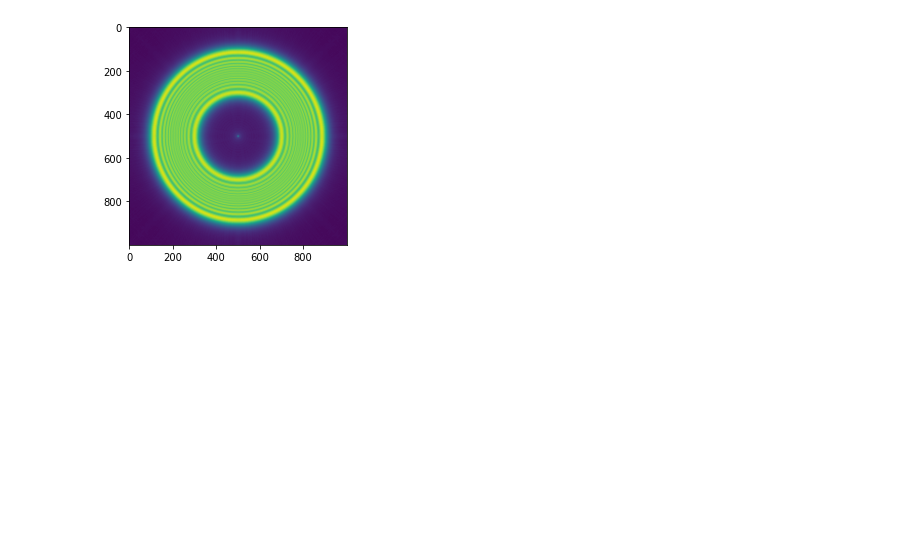
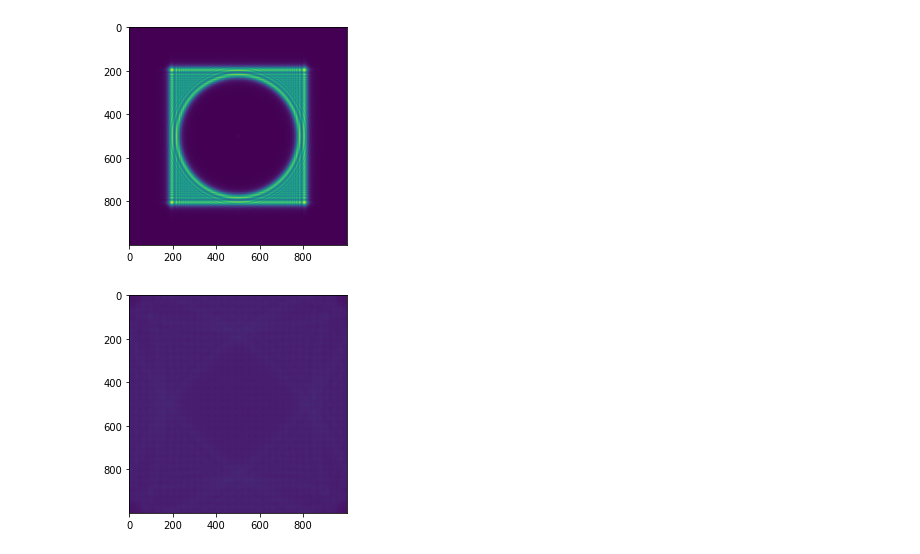
Before and after one commit to JuanDaAC/OpticalInstruments, a Jupyter notebook: Entrega 2/Pruebas/Arago.ipynb, the cells around one changed output. Drawn from its saved outputs; the diff is of its cells as text; code cells hidden in the pictures; blank space fills up the shorter version.

```diff
--- a/Entrega 2/Pruebas/Arago.ipynb
+++ b/Entrega 2/Pruebas/Arago.ipynb
@@ -26,8 +26,8 @@ def ZonasFresnel(z,W_l,a,b):
 # %%
 #Apertura circular
-mask=np.zeros((1000,1000),dtype="uint8")
-cv2.circle(mask,(500,500),374,1,-1)
-cv2.circle(mask,(500,500),156,0,-1)
+mask=np.ones((1000,1000),dtype="uint8")
+cv2.circle(mask,(500,500),400,0,-1)
+#cv2.circle(mask,(500,500),200,0,-1)
 plt.imshow(mask,cmap="gray")
 # %% [output]
 <matplotlib.image.AxesImage at 0x...>
@@ -35,34 +35,44 @@ plt.imshow(mask,cmap="gray")
 # %%
 #Transformada de Fresnel FFT
 def TrFr(entrada,z,dx,dy,W_l):
     #Contenido frecuencial de la imagen (transformada de fourier)
     k= 2*np.pi/W_l
     N,M= np.shape(entrada)
     x=np.arange(-int(N/2),int(N/2),1)
     y=np.arange(-int(M/2),int(M/2),1)
     X, Y=np.meshgrid(x,y)
-    X_0, Y_0 =np.meshgrid(x,y)
+    X0, Y0=np.meshgrid(x,y)
+
+
 
     #concidion de buen muestreo
     dx_0=(W_l*z)/(M*dx)
     dy_0=(W_l*z)/(N*dy)
 
+    fx=X*(1/(N*dx))
+    fy=Y*(1/(M*dy))
+
+
     #Constante de U_0
-    C1= ((1j*k)/(2*z))
+    C1= (1j*(k/(2*z)))
 
-    U_1 = entrada*np.exp(C1*(((X_0*dx_0)**2) + ((Y_0*dy_0)**2)))
+    U_1 = entrada*np.exp(C1*(((X*dx_0)**2) + ((Y*dy_0)**2)))
 
     U_2 = np.fft.fft2(U_1)
 
     #Constantes de U_2
-    C2= np.exp(1j*k*z)/(1j*W_l*z)
-    C3= ((1j*k)/(2*z))
+    C2= ((np.exp(1j*k*z))/(1j*W_l*z))
+    C3= 1j*(k/(2*z))
 
-    U_3= U_2*C2*np.exp(C3*(((X*dx)**2) + ((Y*dy)**2)))
+    U_3= U_2*C2*np.exp(C3*(((fx*dx)**2) + ((fy*dy)**2)))
 
     return U_3
 
-plt.imshow(np.abs(np.fft.fftshift((TrFr(mask,1.7,1,1,650)))))
+
+plt.imshow(np.abs(np.fft.fftshift((TrFr(mask,1*mm,1*um,1*um,650*nm))))**2)
 plt.show()
+plt.imshow(np.abs(np.fft.fftshift((TrFr(mask,4,1,1,1000))))**2)
+plt.show()
 # %% [output]
-[figure, old version]
+[figure, new version]
+[figure, added]
```
Also changed, not shown: parts of 5 cells of this notebook, 2 other files.
